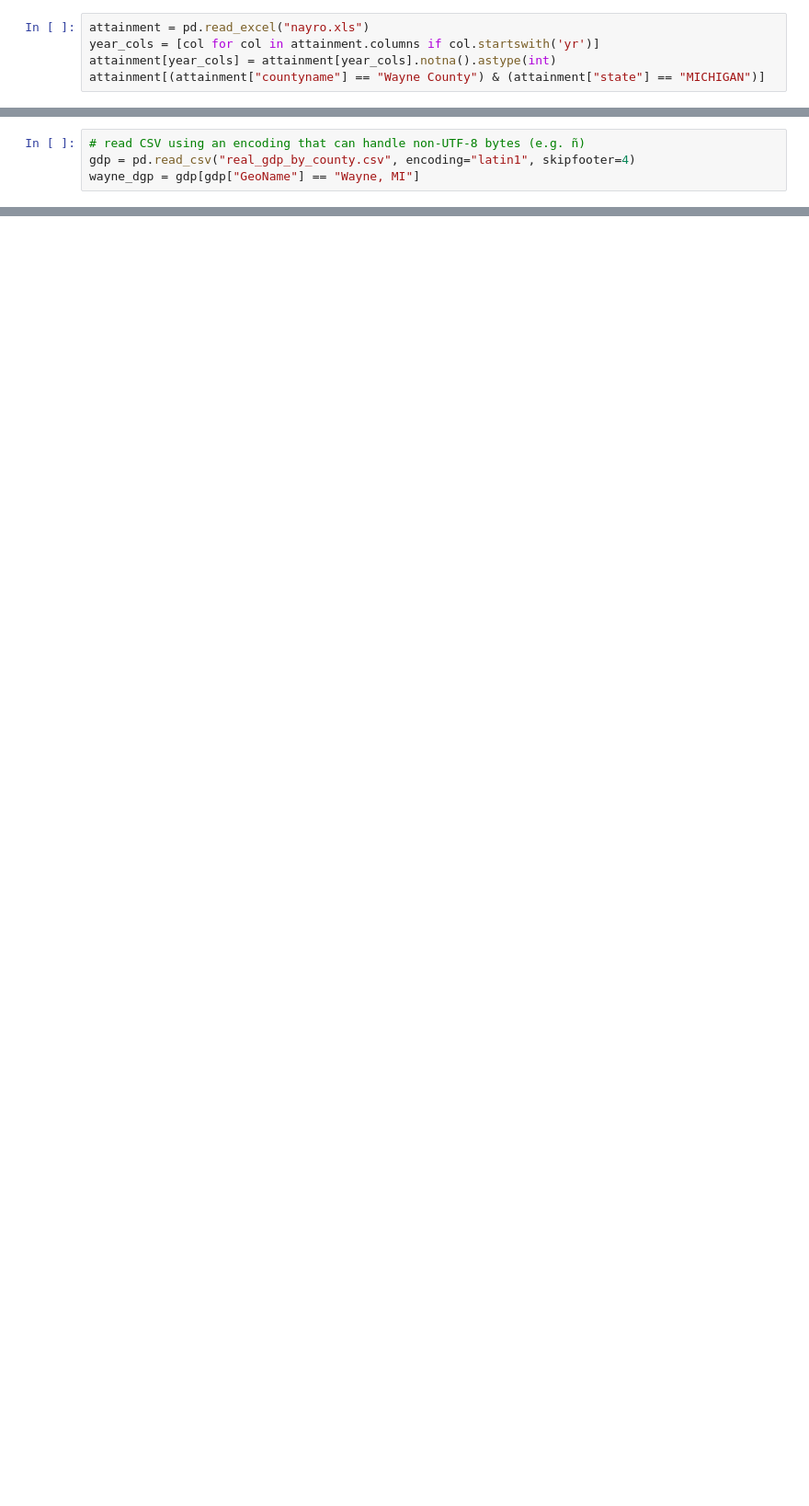
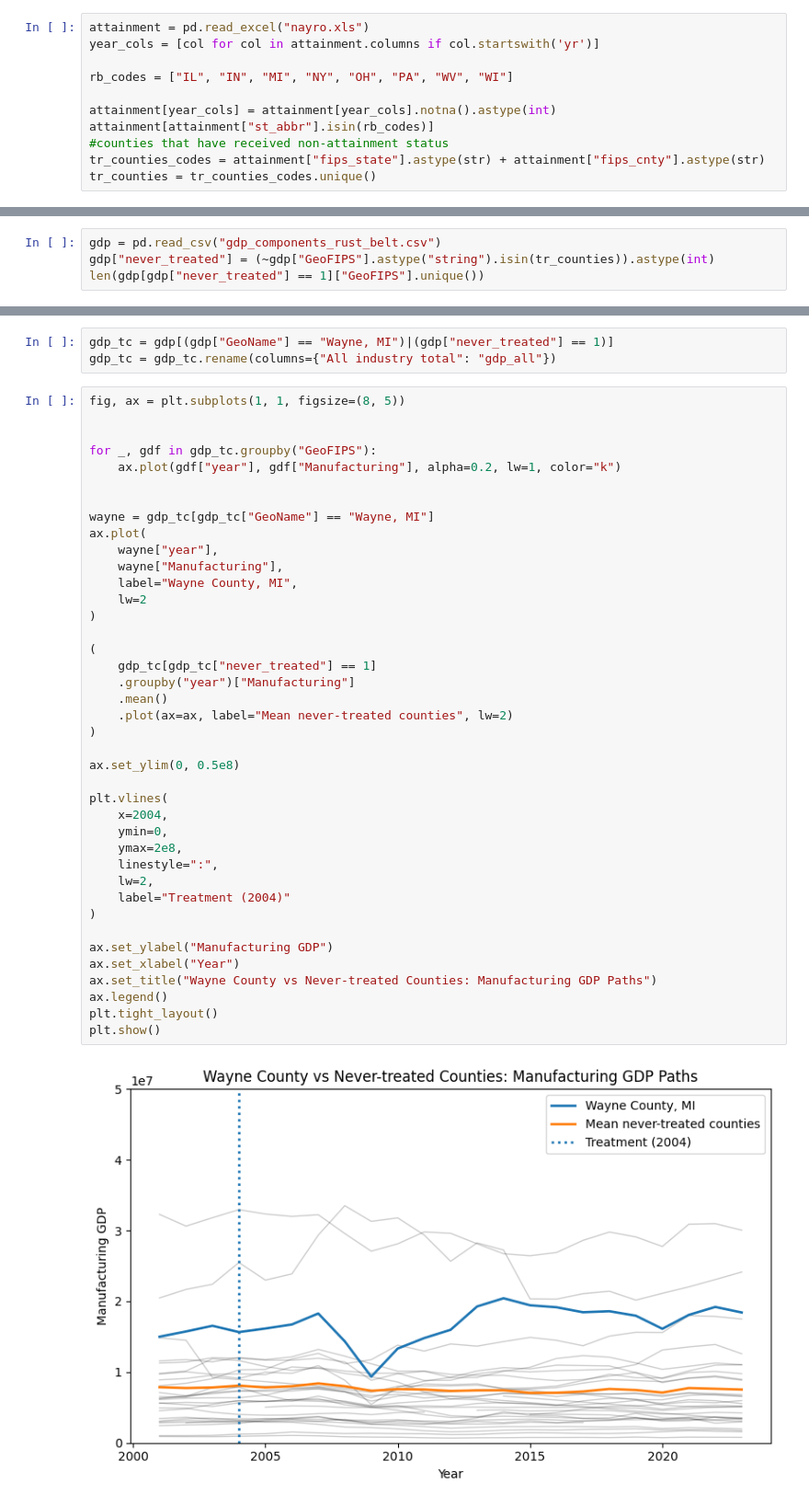
Before and after one commit to wren17/epa_greenbook_project, a Jupyter notebook: analysis.ipynb, the cells around one changed output, grey strips where cells are left out. Shown at 92% size. Cells and saved outputs as stored; diff of their text form; blank space fills up the shorter version.

```diff
--- a/analysis.ipynb
+++ b/analysis.ipynb
@@ -4,8 +8,14 @@ import numpy as np
 # %%
 attainment = pd.read_excel("nayro.xls")
 year_cols = [col for col in attainment.columns if col.startswith('yr')]
+
+rb_codes = ["IL", "IN", "MI", "NY", "OH", "PA", "WV", "WI"]
+
 attainment[year_cols] = attainment[year_cols].notna().astype(int)
-attainment[(attainment["countyname"] == "Wayne County") & (attainment["state"] == "MICHIGAN")]
+attainment[attainment["st_abbr"].isin(rb_codes)]
+#counties that have received non-attainment status
+tr_counties_codes = attainment["fips_state"].astype(str) + attainment["fips_cnty"].astype(str)
+tr_counties = tr_counties_codes.unique()
 # %% [output]
 WARNING *** OLE2 inconsistency: SSCS size is 0 but SSAT size is non-zero
 *** No CODEPAGE record, no encoding_override: will use 'iso-8859-1'
@@ -22,4 +22,4 @@ WARNING *** OLE2 inconsistency: SSCS size is 0 but SSAT size is non-zero
 # %%
-# read CSV using an encoding that can handle non-UTF-8 bytes (e.g. ñ)
-gdp = pd.read_csv("real_gdp_by_county.csv", encoding="latin1", skipfooter=4)
-wayne_dgp = gdp[gdp["GeoName"] == "Wayne, MI"]
+gdp = pd.read_csv("gdp_components_rust_belt.csv")
+gdp["never_treated"] = (~gdp["GeoFIPS"].astype("string").isin(tr_counties)).astype(int)
+len(gdp[gdp["never_treated"] == 1]["GeoFIPS"].unique())
@@ -25,0 +28,45 @@ wayne_dgp = gdp[gdp["GeoName"] == "Wayne, MI"]
+# %%
+gdp_tc = gdp[(gdp["GeoName"] == "Wayne, MI")|(gdp["never_treated"] == 1)]
+gdp_tc = gdp_tc.rename(columns={"All industry total": "gdp_all"})
+# %%
+fig, ax = plt.subplots(1, 1, figsize=(8, 5))
+
+
+for _, gdf in gdp_tc.groupby("GeoFIPS"):
+    ax.plot(gdf["year"], gdf["Manufacturing"], alpha=0.2, lw=1, color="k")
+
+
+wayne = gdp_tc[gdp_tc["GeoName"] == "Wayne, MI"]
+ax.plot(
+    wayne["year"],
+    wayne["Manufacturing"],
+    label="Wayne County, MI",
+    lw=2
+)
+
+(
+    gdp_tc[gdp_tc["never_treated"] == 1]
+    .groupby("year")["Manufacturing"]
+    .mean()
+    .plot(ax=ax, label="Mean never-treated counties", lw=2)
+)
+
+ax.set_ylim(0, 0.5e8)
+
+plt.vlines(
+    x=2004,
+    ymin=0,
+    ymax=2e8,
+    linestyle=":",
+    lw=2,
+    label="Treatment (2004)"
+)
+
+ax.set_ylabel("Manufacturing GDP")
+ax.set_xlabel("Year")
+ax.set_title("Wayne County vs Never-treated Counties: Manufacturing GDP Paths")
+ax.legend()
+plt.tight_layout()
+plt.show()
+# %% [output]
+[figure, added]
```
Also changed, not shown: parts of 8 cells of this notebook, 4 other files.
